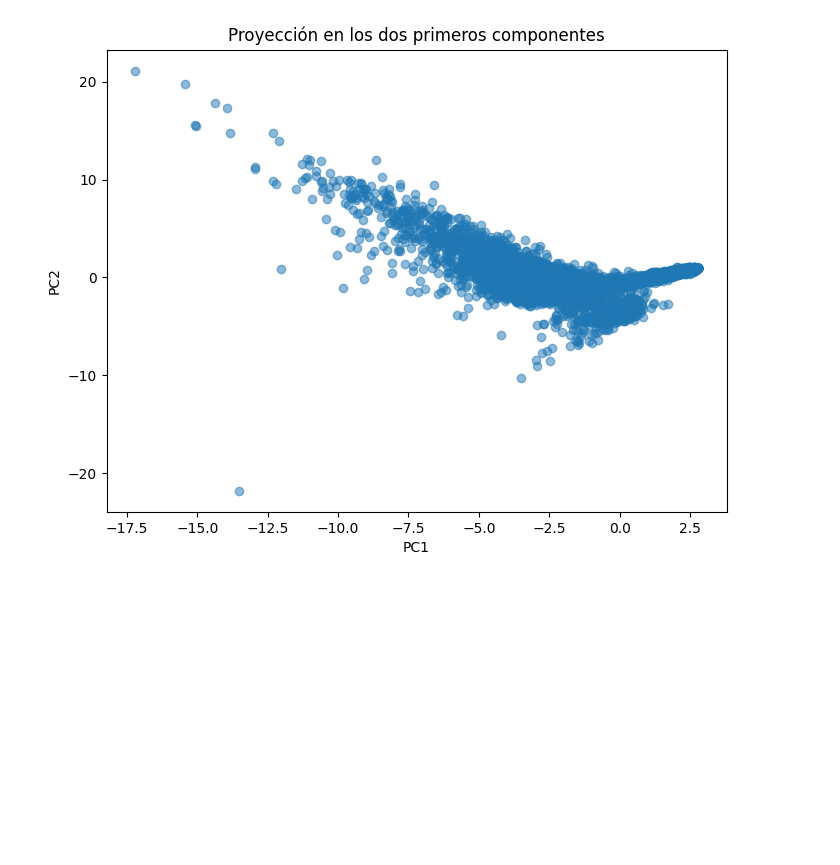
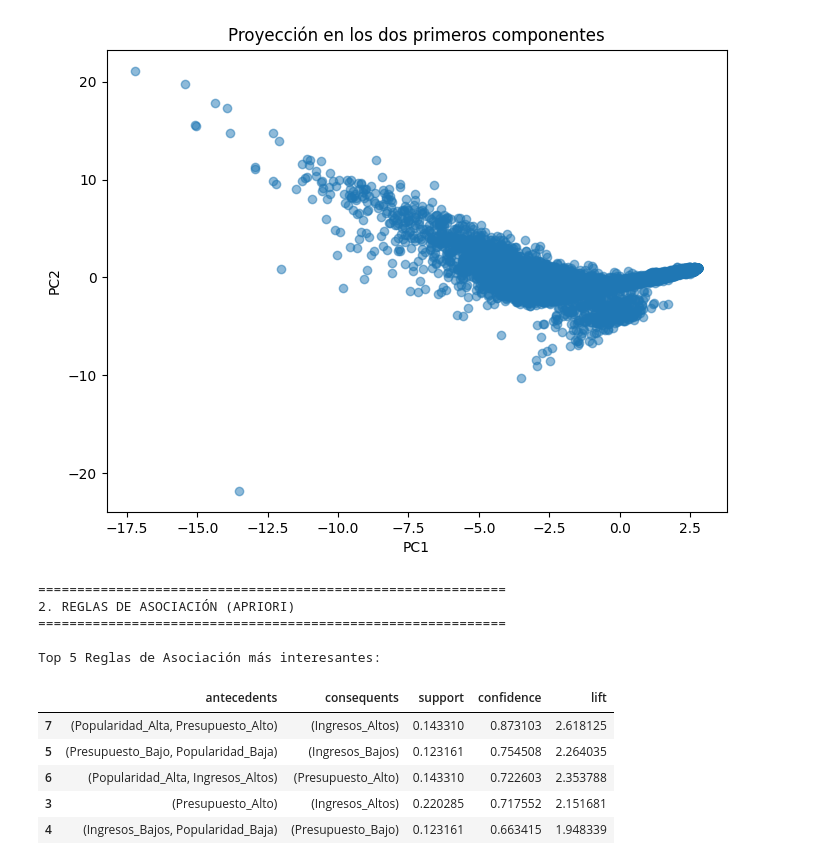
Before and after one commit to Palasuwu/Lab02Nosupervisado, a Jupyter notebook: Lab04.ipynb, the cells around one changed output. Drawn from its saved outputs; the diff is of its cells as text; code cells hidden in the pictures; blank space fills up the shorter version.

Commit message:
apriori

```diff
--- a/Lab04.ipynb
+++ b/Lab04.ipynb
@@ -267,3 +267,56 @@ plt.title("Proyección en los dos primeros componentes")
 plt.show()
 # %% [output]
 [figure]
+# %%
+import pandas as pd
+import numpy as np
+import matplotlib.pyplot as plt
+import seaborn as sns
+from mlxtend.frequent_patterns import apriori, association_rules
+##Pip3 install mlxtend para que les funcione
+# Cargamos el dataset limpio que ya tenías
+path = "movies_2026.csv"
+df = pd.read_csv(path)
+
+print("="*60)
+print("2. REGLAS DE ASOCIACIÓN (APRIORI)")
+print("="*60)
+
+# 2.1 Filtrado y Discretización de variables numéricas
+# Filtramos películas con presupuesto y revenue en 0 (datos faltantes) para no sesgar las reglas
+df_apriori_base = df[(df['budget'] > 0) & (df['revenue'] > 0) & (df['voteAvg'] > 0)].copy()
+
+df_apriori = pd.DataFrame()
+
+# Usamos qcut con duplicates='drop' para evitar errores de bordes repetidos
+df_apriori['Popularidad'] = pd.qcut(df_apriori_base['popularity'], q=3, labels=['Baja', 'Media', 'Alta'], duplicates='drop')
+df_apriori['Presupuesto'] = pd.qcut(df_apriori_base['budget'], q=3, labels=['Bajo', 'Medio', 'Alto'], duplicates='drop')
+df_apriori['Ingresos'] = pd.qcut(df_apriori_base['revenue'], q=3, labels=['Bajos', 'Medios', 'Altos'], duplicates='drop')
+df_apriori['Calificacion'] = pd.qcut(df_apriori_base['voteAvg'], q=3, labels=['Mala', 'Regular', 'Buena'], duplicates='drop')
+
+# Convertimos a variables binarias (One-Hot Encoding)
+df_dummies = pd.get_dummies(df_apriori).astype(bool)
+
+# Generamos items frecuentes con un soporte mínimo del 10%
+frequent_itemsets = apriori(df_dummies, min_support=0.10, use_colnames=True)
+
+# Generamos las reglas de asociación con una confianza mínima del 60%
+reglas = association_rules(frequent_itemsets, metric="confidence", min_threshold=0.60)
+
+# Ordenamos por confianza y lift (interés)
+reglas = reglas.sort_values(by=['confidence', 'lift'], ascending=[False, False])
+
+print("\nTop 5 Reglas de Asociación más interesantes:")
+display(reglas[['antecedents', 'consequents', 'support', 'confidence', 'lift']].head(5))
+# %% [output]
+============================================================
+2. REGLAS DE ASOCIACIÓN (APRIORI)
+============================================================
+
+Top 5 Reglas de Asociación más interesantes:
+|  | antecedents | consequents | support | confidence | lift |
+| 7 | (Popularidad_Alta, Presupuesto_Alto) | (Ingresos_Altos) | 0.143310 | 0.873103 | 2.618125 |
+| 5 | (Presupuesto_Bajo, Popularidad_Baja) | (Ingresos_Bajos) | 0.123161 | 0.754508 | 2.264035 |
+| 6 | (Popularidad_Alta, Ingresos_Altos) | (Presupuesto_Alto) | 0.143310 | 0.722603 | 2.353788 |
+| 3 | (Presupuesto_Alto) | (Ingresos_Altos) | 0.220285 | 0.717552 | 2.151681 |
+| 4 | (Ingresos_Bajos, Popularidad_Baja) | (Presupuesto_Bajo) | 0.123161 | 0.663415 | 1.948339 |
```
